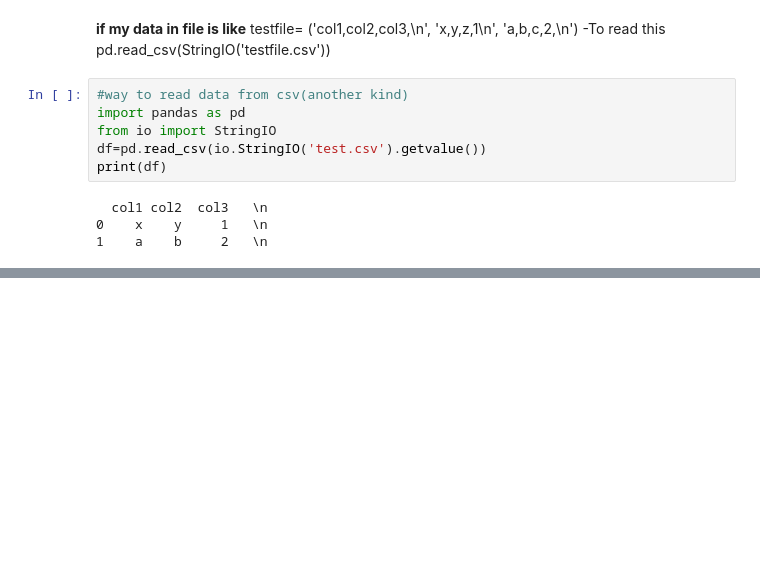
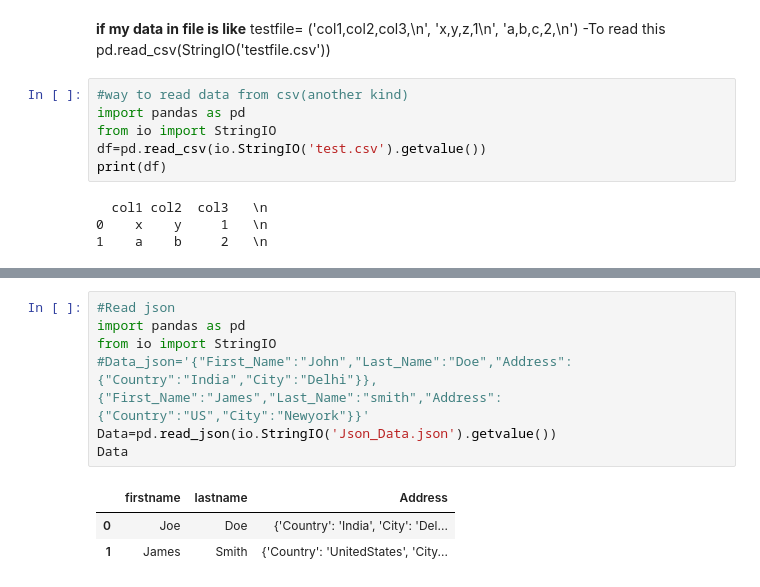
Before and after one commit to ChanchalNarang2024/Latest_Python_Repo, a Jupyter notebook: Pandas.ipynb, the cells around one changed output, grey strips where cells are left out. Saved outputs shown, nothing was run; the diff lists cells and outputs as text; blank space fills up the shorter version.

```diff
--- a/Pandas.ipynb
+++ b/Pandas.ipynb
@@ -249,0 +363,11 @@ print(df)
+# %%
+#Read json
+import pandas as pd
+from io import StringIO
+#Data_json='{"First_Name":"John","Last_Name":"Doe","Address":{"Country":"India","City":"Delhi"}},{"First_Name":"James","Last_Name":"smith","Address":{"Country":"US","City":"Newyork"}}'
+Data=pd.read_json(io.StringIO('Json_Data.json').getvalue())
+Data
+# %% [output]
+|  | firstname | lastname | Address |
+| 0 | Joe | Doe | {'Country': 'India', 'City': 'Del... |
+| 1 | James | Smith | {'Country': 'UnitedStates', 'City... |
```
Also changed, not shown: parts of 31 cells of this notebook.
